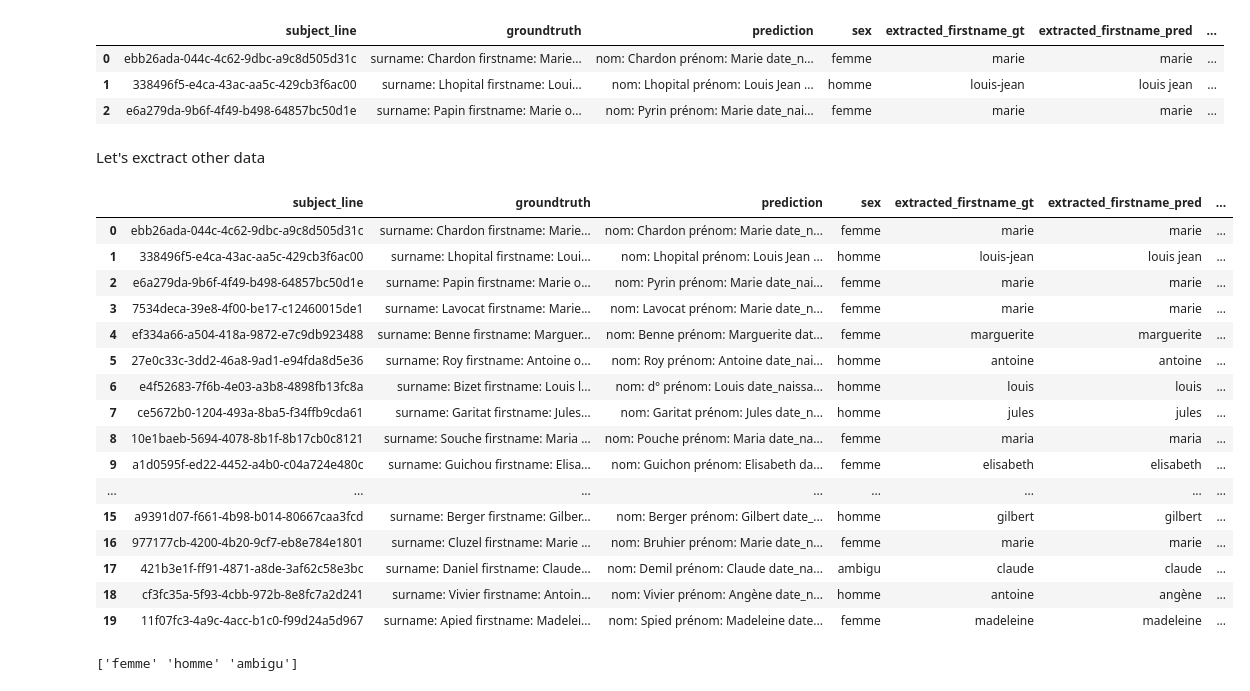
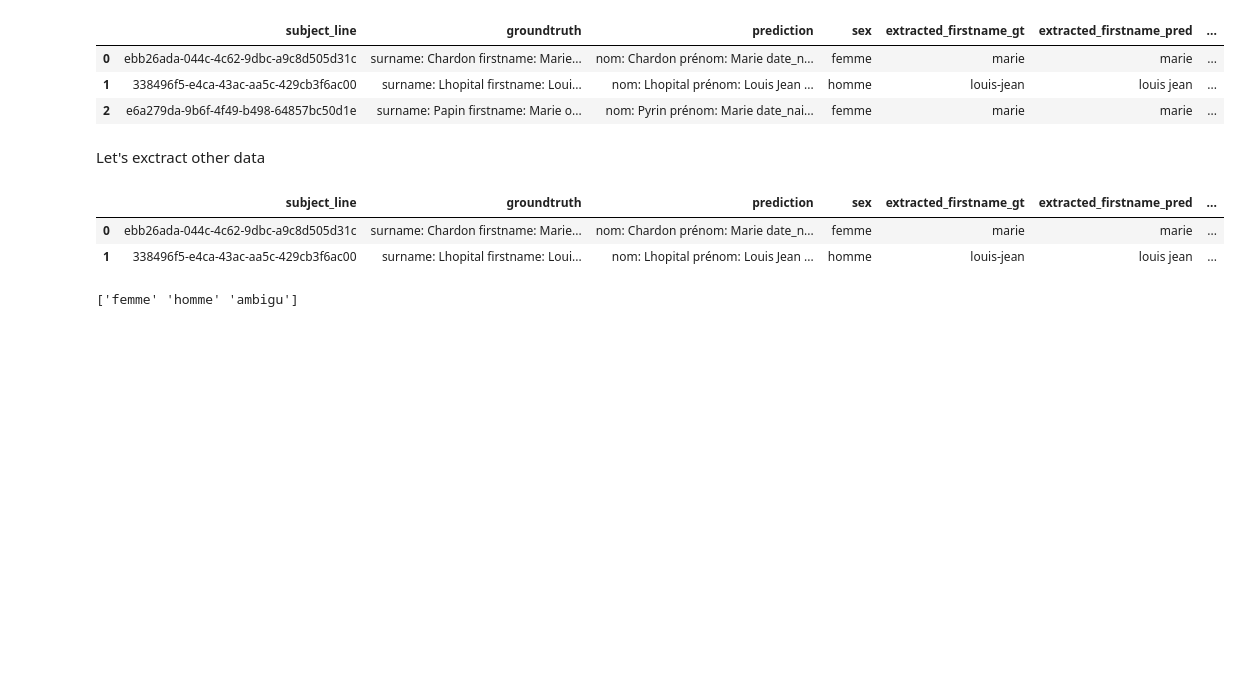
Before and after one commit to anthonyivanier/NLP_ENSAE_Project, a Jupyter notebook: NLP-project.ipynb, the cells around one changed output. Saved outputs shown, nothing was run; the diff lists cells and outputs as text; code cells hidden in the pictures; blank space fills up the shorter version.

```diff
--- a/NLP-project.ipynb
+++ b/NLP-project.ipynb
@@ -179,26 +179,17 @@ df_transcriptions['occupation'] = df_combined['groundtruth'].apply(extract_occup
 df_transcriptions['link'] = df_combined['groundtruth'].apply(extract_link)
 df_transcriptions['profession'] = df_combined_pred['prediction'].apply(extract_profession)
 df_transcriptions['relation'] = df_combined_pred['prediction'].apply(extract_relation)
+# %%
+df_combined['occupation'] = df_combined['groundtruth'].apply(extract_occupation)
+df_combined['link'] = df_combined['groundtruth'].apply(extract_link)
+df_combined_pred['profession'] = df_combined_pred['prediction'].apply(extract_profession)
+df_combined_pred['relation'] = df_combined_pred['prediction'].apply(extract_relation)
 # %%
-df_combined.head(20)
+df_combined.head(2)
 # %% [output]
 |  | subject_line | groundtruth | prediction | sex | extracted_firstname_gt | extracted_firstname_pred | ... |
 | 0 | ebb26ada-044c-4c62-9dbc-a9c8d505d31c | surname: Chardon firstname: Marie... | nom: Chardon prénom: Marie date_n... | femme | marie | marie | ... |
 | 1 | 338496f5-e4ca-43ac-aa5c-429cb3f6ac00 | surname: Lhopital firstname: Loui... | nom: Lhopital prénom: Louis Jean ... | homme | louis-jean | louis jean | ... |
-| 2 | e6a279da-9b6f-4f49-b498-64857bc50d1e | surname: Papin firstname: Marie o... | nom: Pyrin prénom: Marie date_nai... | femme | marie | marie | ... |
-| 3 | 7534deca-39e8-4f00-be17-c12460015de1 | surname: Lavocat firstname: Marie... | nom: Lavocat prénom: Marie date_n... | femme | marie | marie | ... |
-| 4 | ef334a66-a504-418a-9872-e7c9db923488 | surname: Benne firstname: Marguer... | nom: Benne prénom: Marguerite dat... | femme | marguerite | marguerite | ... |
-| 5 | 27e0c33c-3dd2-46a8-9ad1-e94fda8d5e36 | surname: Roy firstname: Antoine o... | nom: Roy prénom: Antoine date_nai... | homme | antoine | antoine | ... |
-| 6 | e4f52683-7f6b-4e03-a3b8-4898fb13fc8a | surname: Bizet firstname: Louis l... | nom: d° prénom: Louis date_naissa... | homme | louis | louis | ... |
-| 7 | ce5672b0-1204-493a-8ba5-f34ffb9cda61 | surname: Garitat firstname: Jules... | nom: Garitat prénom: Jules date_n... | homme | jules | jules | ... |
-| 8 | 10e1baeb-5694-4078-8b1f-8b17cb0c8121 | surname: Souche firstname: Maria ... | nom: Pouche prénom: Maria date_na... | femme | maria | maria | ... |
-| 9 | a1d0595f-ed22-4452-a4b0-c04a724e480c | surname: Guichou firstname: Elisa... | nom: Guichon prénom: Elisabeth da... | femme | elisabeth | elisabeth | ... |
-| ... | ... | ... | ... | ... | ... | ... | ... |
-| 15 | a9391d07-f661-4b98-b014-80667caa3fcd | surname: Berger firstname: Gilber... | nom: Berger prénom: Gilbert date_... | homme | gilbert | gilbert | ... |
-| 16 | 977177cb-4200-4b20-9cf7-eb8e784e1801 | surname: Cluzel firstname: Marie ... | nom: Bruhier prénom: Marie date_n... | femme | marie | marie | ... |
-| 17 | 421b3e1f-ff91-4871-a8de-3af62c58e3bc | surname: Daniel firstname: Claude... | nom: Demil prénom: Claude date_na... | ambigu | claude | claude | ... |
-| 18 | cf3fc35a-5f93-4cbb-972b-8e8fc7a2d241 | surname: Vivier firstname: Antoin... | nom: Vivier prénom: Angène date_n... | homme | antoine | angène | ... |
-| 19 | 11f07fc3-4a9c-4acc-b1c0-f99d24a5d967 | surname: Apied firstname: Madelei... | nom: Spied prénom: Madeleine date... | femme | madeleine | madeleine | ... |
 # %%
 pd.set_option('display.max_rows', None)
 # %%
```
Also changed, not shown: parts of 4 cells of this notebook.
